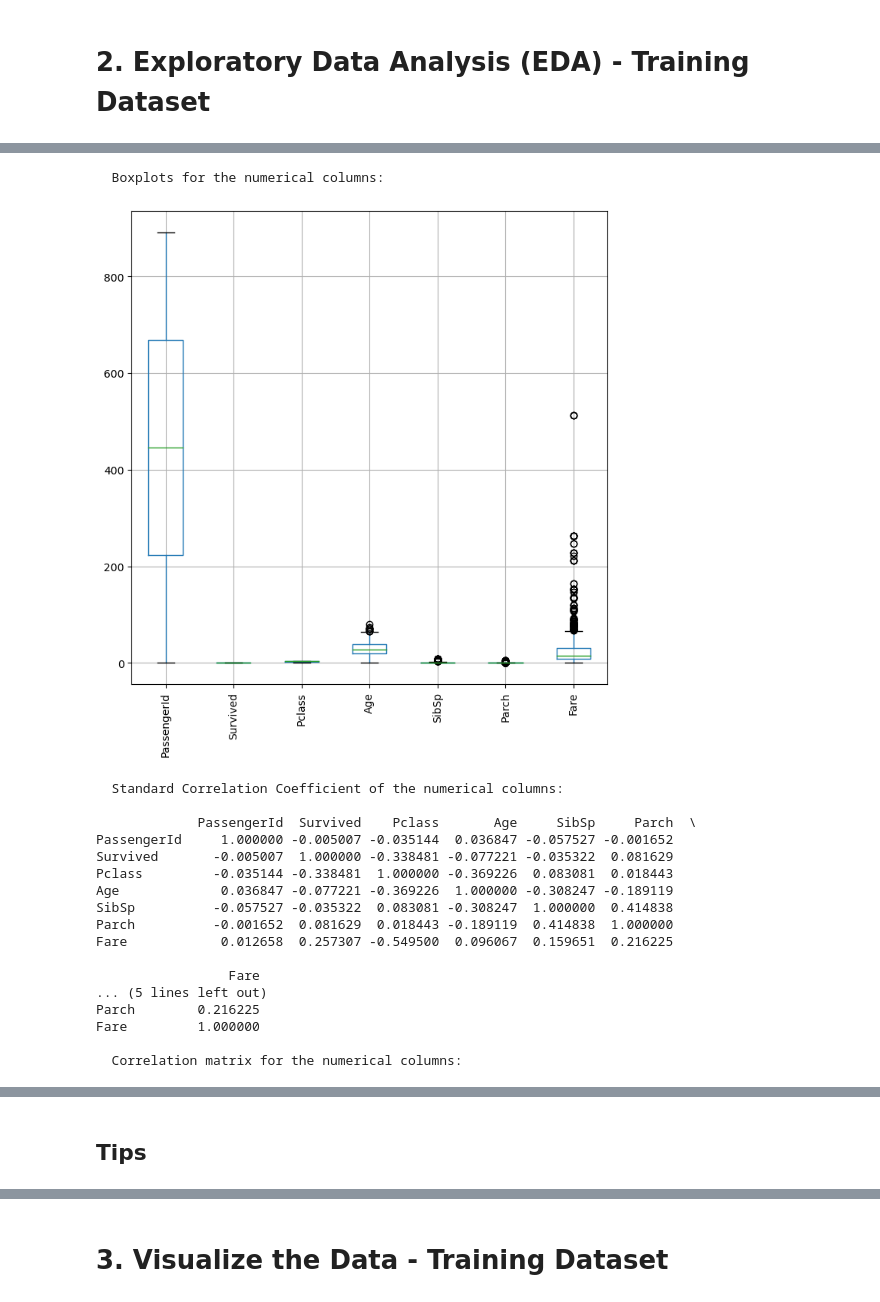
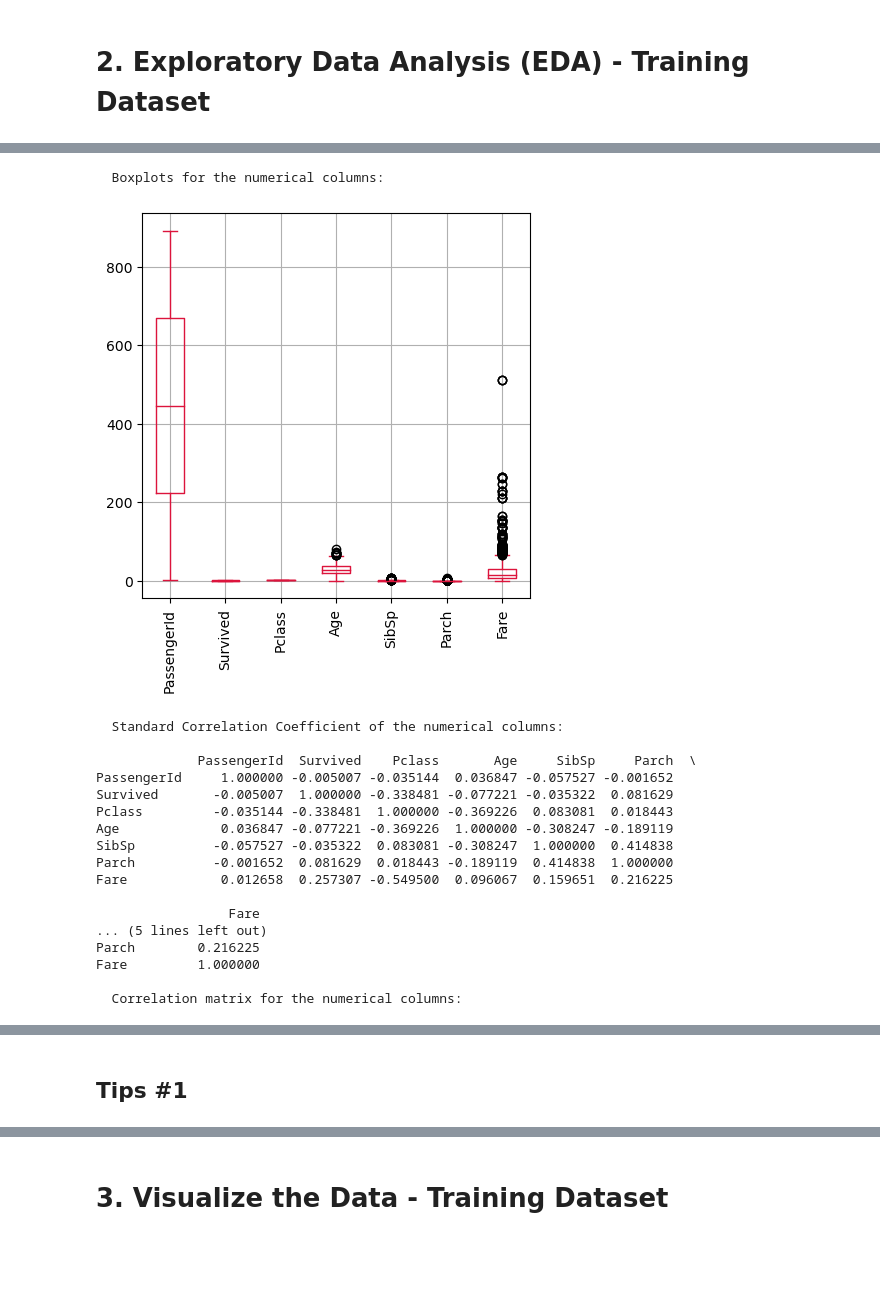
Before and after one commit to RamsesMDLC/Kaggle_Competitions, a Jupyter notebook: titanic-logistic-regression-model.ipynb, the cells around one changed output, grey strips where cells are left out. Saved outputs shown, nothing was run; the diff lists cells and outputs as text; code cells hidden in the pictures; blank space fills up the shorter version.

```diff
--- a/titanic-logistic-regression-model.ipynb
+++ b/titanic-logistic-regression-model.ipynb
@@ -38,30 +36,30 @@ def EDA(training_data):
   print("\n" +'\033[1m','\033[94m', "Summary statistics of the numerical columns:", '\033[0m' + "\n")
   print(training_data.describe())
 
-  # Print the "number and percentage" of missing values per column of the dataframe
+  # Print the "number and percentage" of missing values per column" of the dataframe
   print("\n" +'\033[1m','\033[94m', "Number and percentage of missing values per column:", '\033[0m' + "\n")
   missing = training_data.isnull().sum()
   percent = missing / training_data.shape[0] * 100
   print(pd.concat([missing, percent], axis=1, keys=["Missing", "Percent"]))
 
-  # Plot histograms for the numerical columns of the dataframe
+  # Plot "histograms for the numerical columns" of the dataframe
   print("\n" +'\033[1m','\033[94m',"Histograms for the numerical columns:", '\033[0m' + "\n")
-  training_data.hist(bins= 50, figsize=(8,8))
+  training_data.hist(bins= 50, figsize=(7,7),color= "Crimson")
   plt.show()
 
-  # Plot boxplots for the numerical columns of the dataframe
+  # Plot "boxplots for the numerical columns" of the dataframe
   print("\n" +'\033[1m','\033[94m',"Boxplots for the numerical columns:", '\033[0m' + "\n")
-  training_data.boxplot(figsize=(8,8), rot=90)
+  training_data.boxplot(figsize=(5,5), rot=90, color= "Crimson")
   plt.show()
 
-  #Print the "Standard Correlation Coefficient (also called, "Pearson's Correlation Coefficient" {r}) of the numerical columns" of the dataframe
+  #Print the "Standard Correlation Coefficient (also called, "Pearson's Correlation Coefficient") of the numerical columns" of the dataframe
   print("\n" +'\033[1m','\033[94m', "Standard Correlation Coefficient of the numerical columns:", '\033[0m' + "\n")
   print(training_data.corr())
 
-  # Plot heatmap of the "Standard Correlation Coefficient (also called, "Pearson's Correlation Coefficient" {r}) of the numerical columns" of the dataframe
+  # Plot "heatmap of the Standard Correlation Coefficient (also called, "Pearson's Correlation Coefficient") of the numerical columns" of the dataframe
   print("\n" +'\033[1m','\033[94m', "Correlation matrix for the numerical columns:", '\033[0m' + "\n")
   corr = training_data.corr()
-  sns.heatmap(corr, annot=True, cmap="RdBu")
+  sns.heatmap(corr, annot=True, cmap="Spectral")
   plt.show()
 
 # Call the function
@@ -88,5 +86,5 @@ Embarked           2   0.224467
   Boxplots for the numerical columns:
-[figure, old version]
+[figure, new version]
   Standard Correlation Coefficient of the numerical columns:
 
              PassengerId  Survived    Pclass       Age     SibSp     Parch  \
@@ -108,5 +106,5 @@ Fare         1.000000
-# %% [markdown]
-## __Tips__
+# %% [markdown]
+## __Tips #1__
 # %%
 #The code '\033[1m' and '\033[0m' allows me:
     #Use bold text in the printed text {inside the function print()}
```
Also changed, not shown: parts of 3 cells of this notebook.
